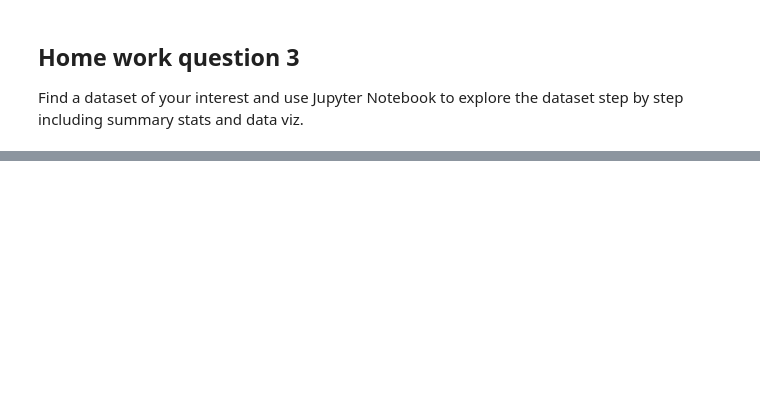
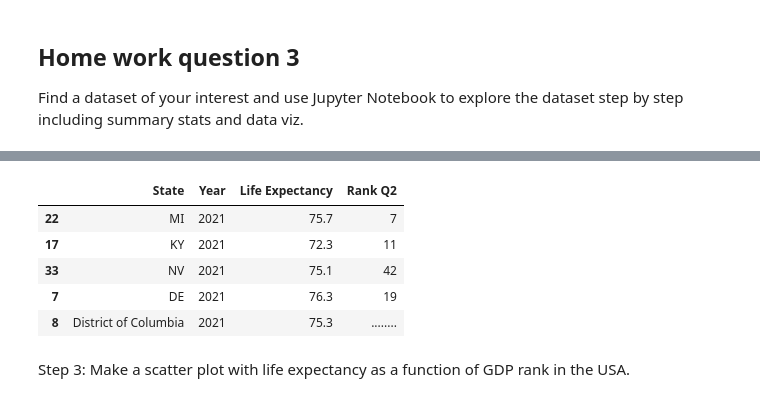
Before and after one commit to tsnow2010/umbc_data690_fall2024, a Jupyter notebook: Assignments/Assignment_08.ipynb, the cells around one changed output, grey strips where cells are left out. Drawn from its saved outputs; the diff is of its cells as text; code cells hidden in the pictures; blank space fills up the shorter version.

```diff
--- a/Assignments/Assignment_08.ipynb
+++ b/Assignments/Assignment_08.ipynb
@@ -641,0 +679,21 @@ Find a dataset of your interest and use Jupyter Notebook to explore the dataset
+# %%
+# Thanks to MS Copilot, it made the below function to convert state names to their abbreviations.
+def state_to_abbreviation(state_name):
+    state_name = state_name.strip()
+    state_abbreviations = {
+        'Alabama': 'AL', 'Alaska': 'AK', 'Arizona': 'AZ', 'Arkansas': 'AR', 'California': 'CA',
+        'Colorado': 'CO', 'Connecticut': 'CT', 'Delaware': 'DE', 'Florida': 'FL', 'Georgia': 'GA',
+        'Hawaii': 'HI', 'Idaho': 'ID', 'Illinois': 'IL', 'Indiana': 'IN', 'Iowa': 'IA',
+        'Kansas': 'KS', 'Kentucky': 'KY', 'Louisiana': 'LA', 'Maine': 'ME', 'Maryland': 'MD',
+        'Massachusetts': 'MA', 'Michigan': 'MI', 'Minnesota': 'MN', 'Mississippi': 'MS', 'Missouri': 'MO',
+        'Montana': 'MT', 'Nebraska': 'NE', 'Nevada': 'NV', 'New Hampshire': 'NH', 'New Jersey': 'NJ',
+        'New Mexico': 'NM', 'New York': 'NY', 'North Carolina': 'NC', 'North Dakota': 'ND', 'Ohio': 'OH',
+        'Oklahoma': 'OK', 'Oregon': 'OR', 'Pennsylvania': 'PA', 'Rhode Island': 'RI', 'South Carolina': 'SC',
+        'South Dakota': 'SD', 'Tennessee': 'TN', 'Texas': 'TX', 'Utah': 'UT', 'Vermont': 'VT',
+        'Virginia': 'VA', 'Washington': 'WA', 'West Virginia': 'WV', 'Wisconsin': 'WI', 'Wyoming': 'WY'
+    }
+    return state_abbreviations.get(state_name, state_name)
+# %%
+# Below extracts data desired from df_states and puts in df_states_new.
+df_states_new = pd.DataFrame({'State':df_states['STATE'], 'Year': df_states['YEAR'], 'Life Expectancy':df_states['YEARS']})
+df_states_new.sample(5)
@@ -641,0 +707,4 @@ Find a dataset of your interest and use Jupyter Notebook to explore the dataset
+# %%
+# We focus only on year 2021 for life expectancy dataset.
+df_states_2021 = df_states_new[df_states_new['Year'] == 2021]
+df_states_2021.sample(5)
@@ -641,0 +718,4 @@ Find a dataset of your interest and use Jupyter Notebook to explore the dataset
+# %%
+# Converts state names into abbreviations in GDP dataset.
+df_gdp['State'] = df_gdp['State'].apply(state_to_abbreviation)
+df_gdp.tail(5)
@@ -641,0 +729,11 @@ Find a dataset of your interest and use Jupyter Notebook to explore the dataset
+# %%
+# Finally, we merge the (2) DataFrames.
+df_states_lf_gdp = pd.merge(df_states_2021, df_gdp, on=['State'])
+df_states_lf_gdp.sample(5)
+# %% [output]
+|  | State | Year | Life Expectancy | Rank Q2 |
+| 22 | MI | 2021 | 75.7 | 7 |
+| 17 | KY | 2021 | 72.3 | 11 |
+| 33 | NV | 2021 | 75.1 | 42 |
+| 7 | DE | 2021 | 76.3 | 19 |
+| 8 | District of Columbia | 2021 | 75.3 | ........ |
@@ -641,0 +750,2 @@ Find a dataset of your interest and use Jupyter Notebook to explore the dataset
+# %% [markdown]
+Step 3: Make a scatter plot with life expectancy as a function of GDP rank in the USA.
```
Also changed, not shown: parts of 30 cells of this notebook.
